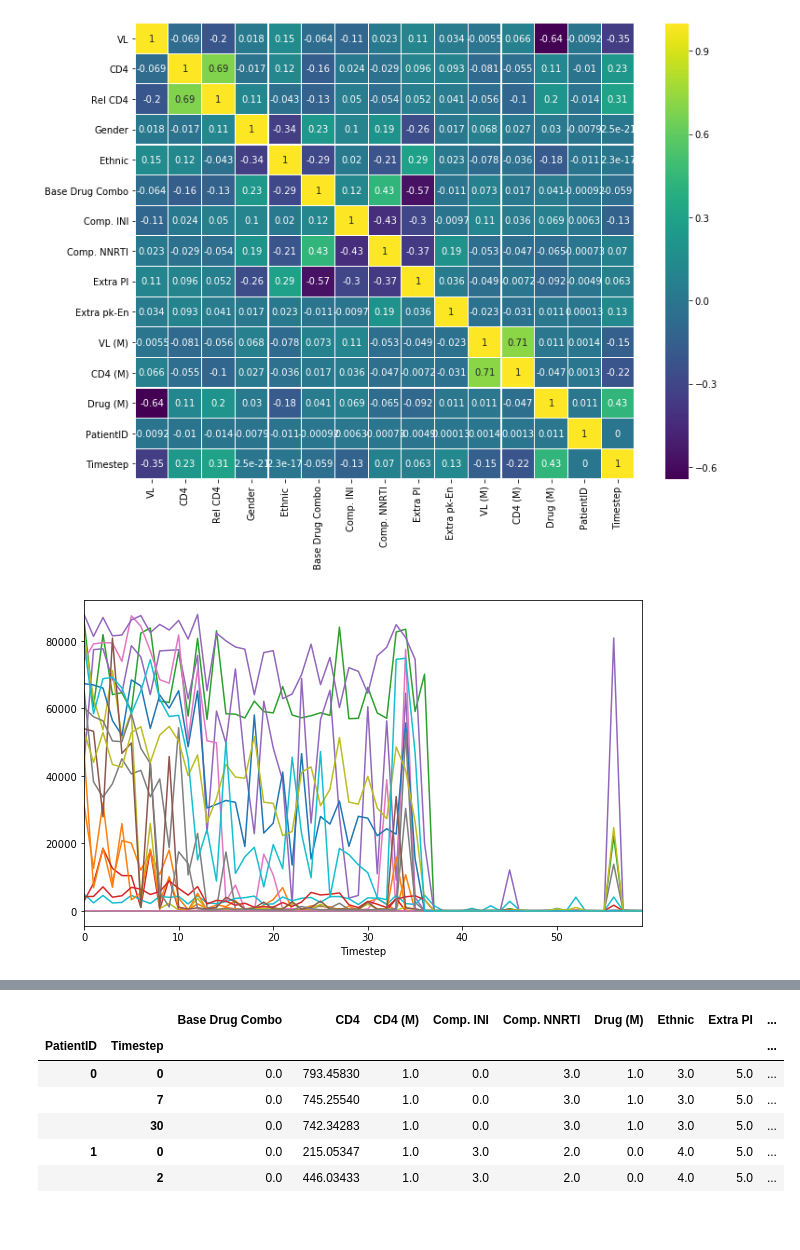
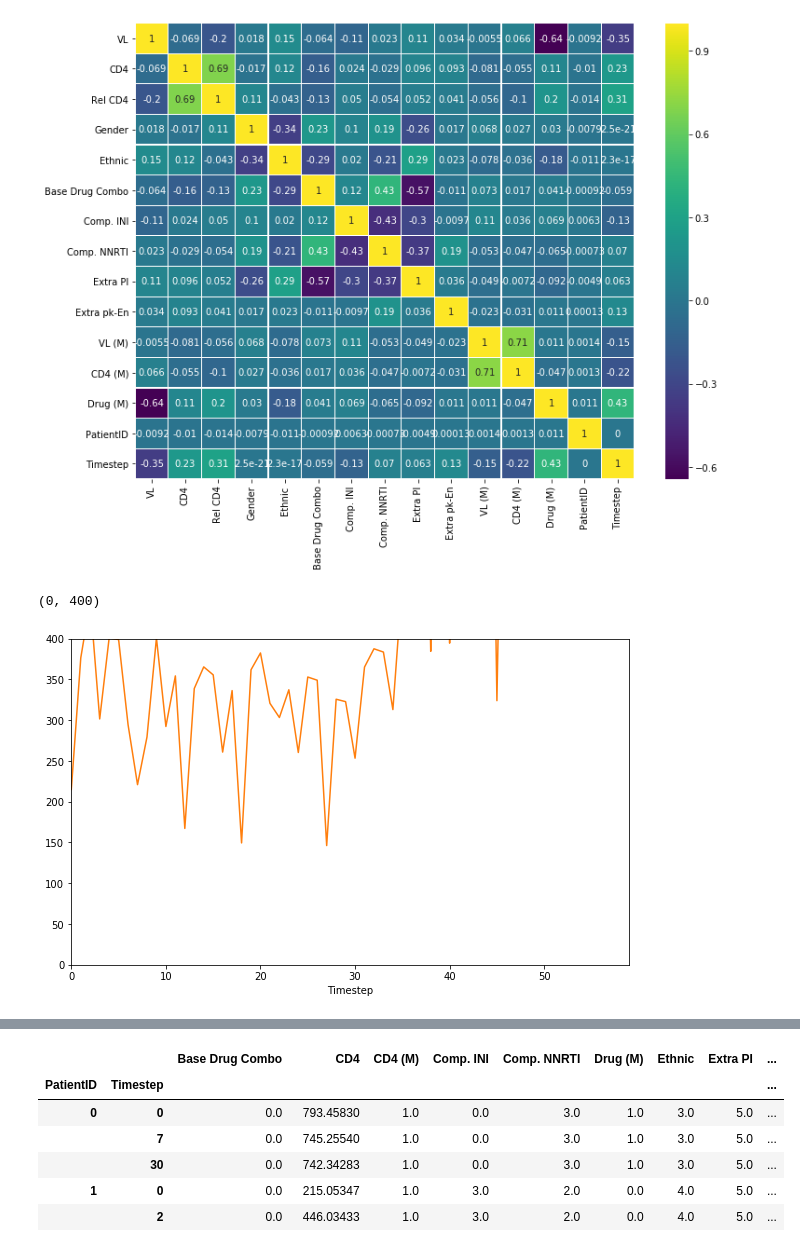
Before and after one commit to jashvanjara/UNSW-Datathon-2023, a Jupyter notebook: Testing.ipynb, the cells around one changed output, grey strips where cells are left out. Drawn from its saved outputs; the diff is of its cells as text; code cells hidden in the pictures; blank space fills up the shorter version.

```diff
--- a/Testing.ipynb
+++ b/Testing.ipynb
@@ -32,11 +39,13 @@ sns.heatmap(Data.corr() ,linewidths=.1, annot=True, annot_kws={"size": 10}, cmap
 <matplotlib.axes._subplots.AxesSubplot at 0x...>
 [figure]
 # %%
-DataPivot = Data[0:1200]
-DataPivot = DataPivot.pivot(index="Timestep", columns="PatientID", values="VL")
+DataPivot = Data[0:120]
+DataPivot = DataPivot.pivot(index="Timestep", columns="PatientID", values="CD4")
 
 ax = DataPivot.plot(figsize=(10, 6))
 ax.get_legend().remove()
+ax.set_ylim([0, 400])
 # %% [output]
+(0, 400)
-[figure, old version]
+[figure, new version]
 # %%
```
Also changed, not shown: parts of 4 cells of this notebook.
